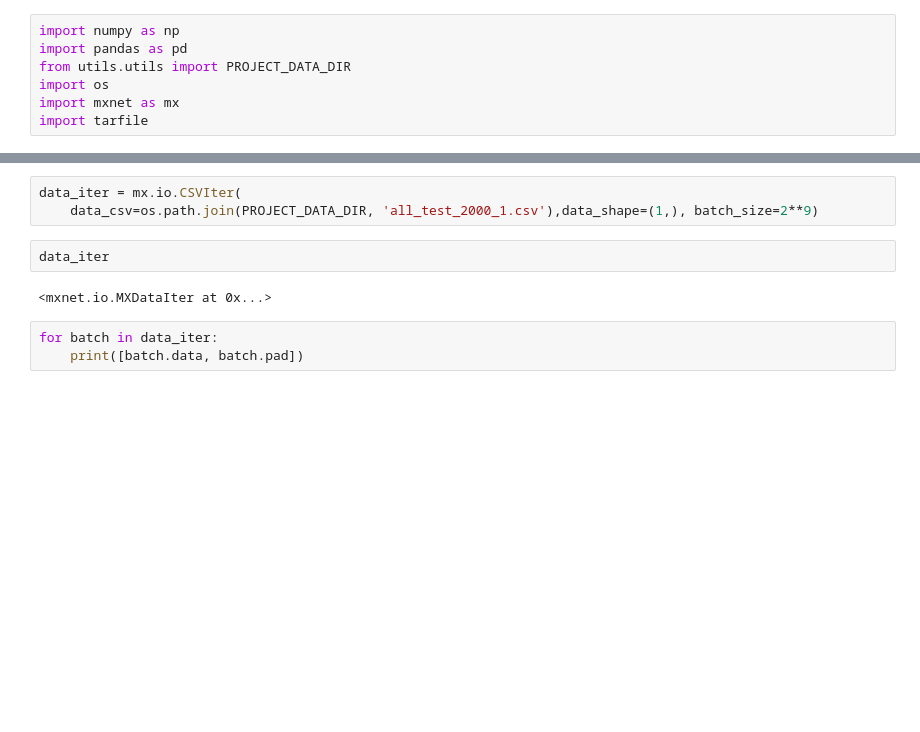
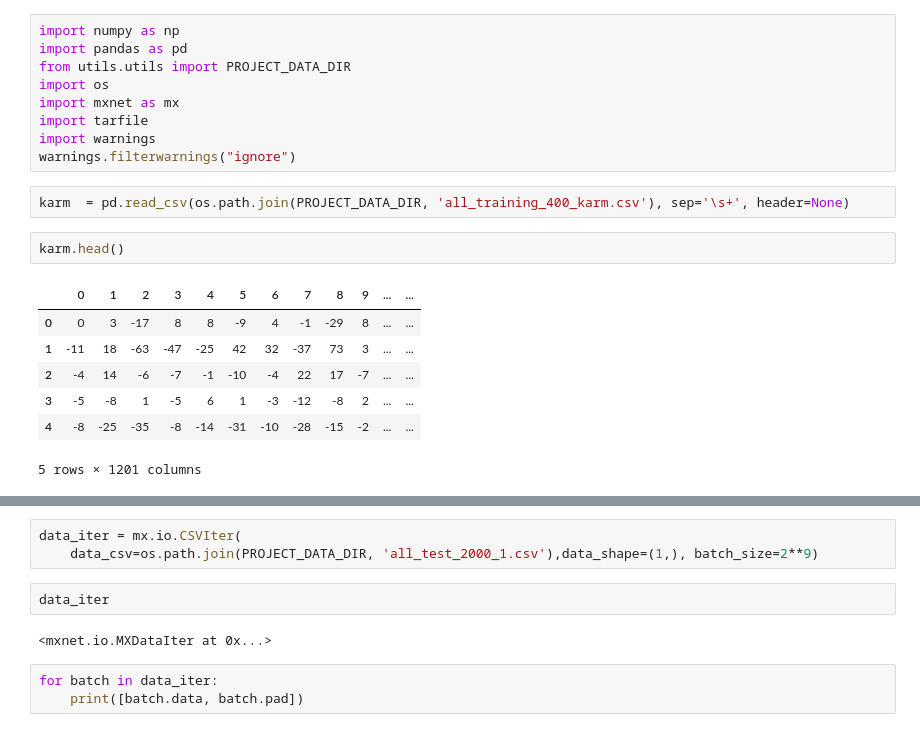
Before and after one commit to kpernyer/breakk, a Jupyter notebook: code/prototype keras.ipynb, the cells around one changed output, grey strips where cells are left out. Saved outputs shown, nothing was run; the diff lists cells and outputs as text; blank space fills up the shorter version.

```diff
--- a/code/prototype keras.ipynb
+++ b/code/prototype keras.ipynb
@@ -5,3 +5,17 @@ from utils.utils import PROJECT_DATA_DIR
 import os
 import mxnet as mx
 import tarfile
+import warnings
+warnings.filterwarnings("ignore")
+# %%
+karm  = pd.read_csv(os.path.join(PROJECT_DATA_DIR, 'all_training_400_karm.csv'), sep='\s+', header=None)
+# %%
+karm.head()
+# %% [output]
+|  | 0 | 1 | 2 | 3 | 4 | 5 | 6 | 7 | 8 | 9 | ... | ... |
+| 0 | 0 | 3 | -17 | 8 | 8 | -9 | 4 | -1 | -29 | 8 | ... | ... |
+| 1 | -11 | 18 | -63 | -47 | -25 | 42 | 32 | -37 | 73 | 3 | ... | ... |
+| 2 | -4 | 14 | -6 | -7 | -1 | -10 | -4 | 22 | 17 | -7 | ... | ... |
+| 3 | -5 | -8 | 1 | -5 | 6 | 1 | -3 | -12 | -8 | 2 | ... | ... |
+| 4 | -8 | -25 | -35 | -8 | -14 | -31 | -10 | -28 | -15 | -2 | ... | ... |
+5 rows × 1201 columns
```
Also changed, not shown: parts of 11 cells of this notebook.
